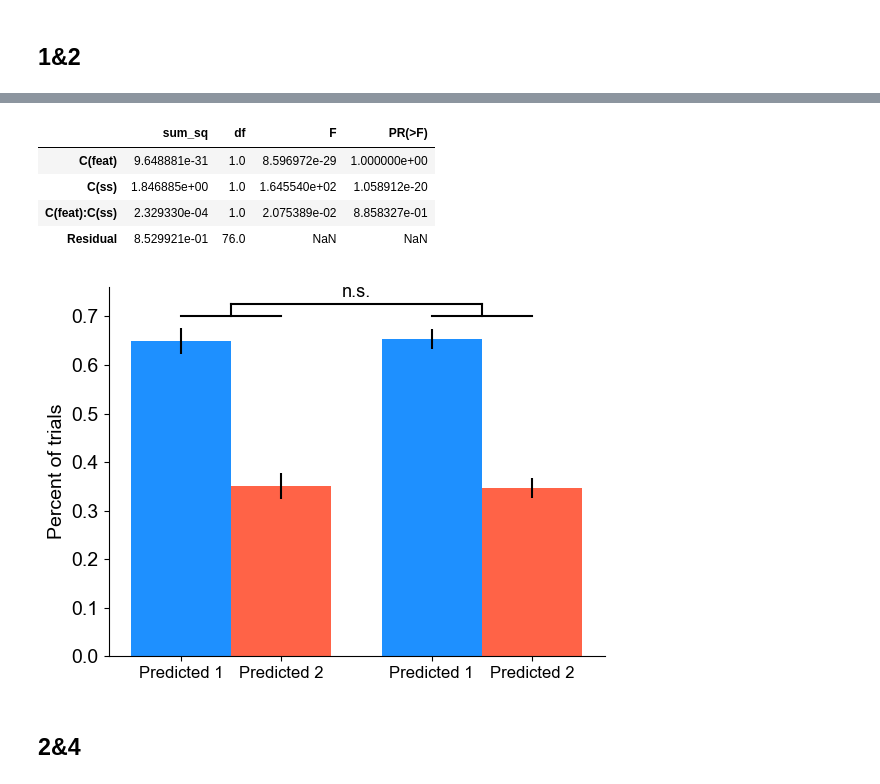
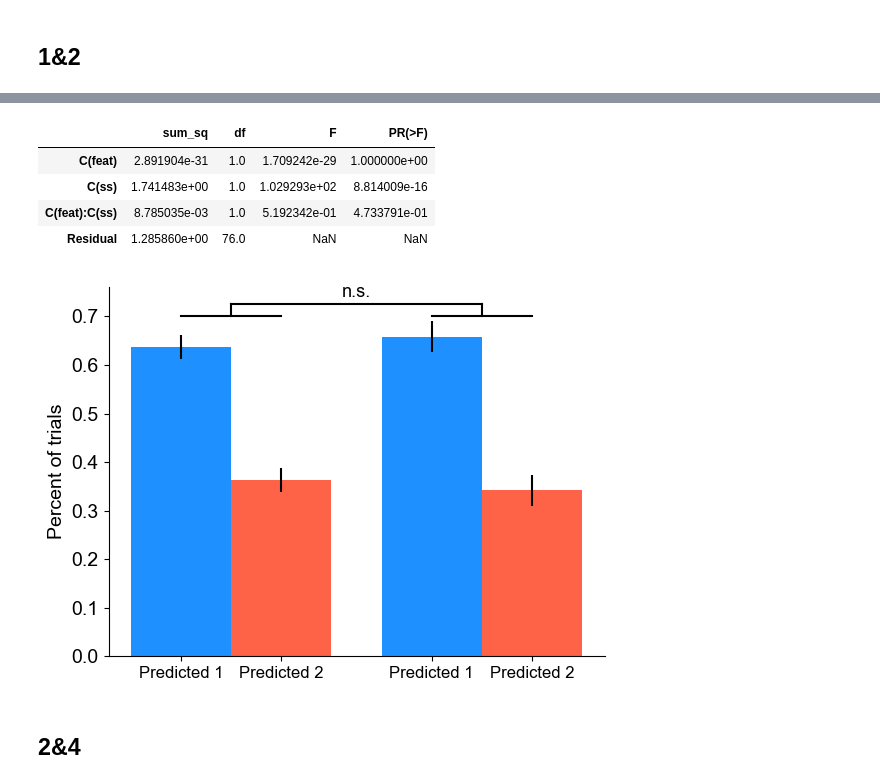
Before and after one commit to WilliamThyer/Thyer-et-al-2021, a Jupyter notebook: decode_load_preds_dont_double.ipynb, the cells around one changed output, grey strips where cells are left out. Saved outputs shown, nothing was run; the diff lists cells and outputs as text; code cells hidden in the pictures.

```diff
--- a/decode_load_preds_dont_double.ipynb
+++ b/decode_load_preds_dont_double.ipynb
@@ -86,7 +87,7 @@ interp_s2c = decode_eeg.Interpreter(clfr, subtitle = f'single_feature_to_conj_se
 time_window = 50
 time_step = 25
 trial_average = 20
-n_splits = 1000
+n_splits = 2
 group_dict_list =  [{0:[1],1:[2]},{0:[2],1:[4]}]
 wrangl = decode_eeg.Wrangler(exp1.info['times'],time_window,time_step,trial_average,n_splits,group_dict_list=group_dict_list)
 
@@ -175,16 +155,20 @@ df.head()
 # %% [markdown]
 ## 1&2
 # %%
-# tidy format dataframe of set size 1 vs 2.
-percent_predicted = np.concatenate((df['single12_1'],df['single12_2'],df['conj12_1'],df['conj12_2']))
+# get normalized prediction rates for set sizes 1&2 in single feature and single feature to conjunction anlyses
+conj_ss12 = get_norm_sub_means(conj_conf,0)
+single_ss12 = get_norm_sub_means(sing_conf,0)
+
+# put into dataframe
+percent_predicted = np.concatenate((single_ss12[:,0],single_ss12[:,1],conj_ss12[:,0],conj_ss12[:,1]))
 feat = np.repeat(['single','conj'],40)
 ss = np.repeat(['low','high','low','high'],20)
 
-tidy = pd.DataFrame()
-tidy['feat'] = feat
-tidy['ss'] = ss
-tidy['percent_predicted'] = percent_predicted
+df = pd.DataFrame()
+df['feat'] = feat
+df['ss'] = ss
+df['percent_predicted'] = percent_predicted
 
-tidy
+df.head()
 # %% [output]
 |  | feat | ss | percent_predicted |
@@ -203,51 +180,62 @@ tidy
 # %%
-model = ols('percent_predicted ~ C(feat) + C(ss) + C(feat):C(ss)', data=tidy).fit()
+# ANOVA to test for interaction between analysis (feat) and set size prediction rate
+model = ols('percent_predicted ~ C(feat) + C(ss) + C(feat):C(ss)', data=df).fit()
 anova_table = sm.stats.anova_lm(model, typ=2)
 anova_table
 # %% [output]
 |  | sum_sq | df | F | PR(>F) |
-| C(feat) | 9.648881e-31 | 1.0 | 8.596972e-29 | 1.000000e+00 |
-| C(ss) | 1.846885e+00 | 1.0 | 1.645540e+02 | 1.058912e-20 |
-| C(feat):C(ss) | 2.329330e-04 | 1.0 | 2.075389e-02 | 8.858327e-01 |
-| Residual | 8.529921e-01 | 76.0 | NaN | NaN |
+| C(feat) | 2.891904e-31 | 1.0 | 1.709242e-29 | 1.000000e+00 |
+| C(ss) | 1.741483e+00 | 1.0 | 1.029293e+02 | 8.814009e-16 |
+| C(feat):C(ss) | 8.785035e-03 | 1.0 | 5.192342e-01 | 4.733791e-01 |
+| Residual | 1.285860e+00 | 76.0 | NaN | NaN |
+# %%
+# calculate means and sem of each set size and analysis
+group_means = df.groupby(['feat','ss']).mean()
+group_sem = df.groupby(['feat','ss']).sem()
+
+single_1_mean = group_means.filter(like='single',axis=0).filter(like='low',axis=0).iloc[0]
+single_1_sem = group_sem.filter(like='single',axis=0).filter(like='low',axis=0).iloc[0]
+single_2_mean = group_means.filter(like='single',axis=0).filter(like='high',axis=0).iloc[0]
+single_2_sem = group_sem.filter(like='single',axis=0).filter(like='high',axis=0).iloc[0]
+conj_1_mean = group_means.filter(like='conj',axis=0).filter(like='low',axis=0).iloc[0]
+conj_1_sem = group_sem.filter(like='conj',axis=0).filter(like='low',axis=0).iloc[0]
+conj_2_mean = group_means.filter(like='conj',axis=0).filter(like='high',axis=0).iloc[0]
+conj_2_sem = group_sem.filter(like='conj',axis=0).filter(like='high',axis=0).iloc[0]
 # %%
-import matplotlib.pyplot as plt
-group_means = df.mean(axis=0)
-group_se = df.sem(axis=0)
 labels = ['Predicted 1','Predicted 2','Predicted 1','Predicted 2']
 x = [.75,1.25,2,2.5]  # the label locations
 width = 0.5  # the width of the bars
 
 fig, ax = plt.subplots()
-rects1 = ax.bar(1 - width/2, group_means.filter(items=['single12_1']), width, color = 'dodgerblue', yerr=group_se.filter(items=['single12_1']))
-rects2 = ax.bar(1 + width/2, group_means.filter(items=['single12_2']), width, color='tomato',yerr=group_se.filter(items=['single12_2']))
-rects3 = ax.bar(2.25 - width/2, group_means.filter(items=['conj12_1']), width, color = 'dodgerblue',yerr=group_se.filter(items=['conj12_1']))
-rects4 = ax.bar(2.25 + width/2, group_means.filter(items=['conj12_2']), width, color='tomato',yerr=group_se.filter(items=['conj12_2']))
+ax.bar(1 - width/2, single_1_mean, width, color = 'dodgerblue', yerr=single_1_sem)
+ax.bar(1 + width/2, single_2_mean, width, color='tomato',yerr=single_2_sem)
+ax.bar(2.25 - width/2,conj_1_mean, width, color = 'dodgerblue',yerr=conj_1_sem)
+ax.bar(2.25 + width/2, conj_2_mean, width, color='tomato',yerr=conj_2_sem)
 
 # Add some text for labels, title and custom x-axis tick labels, etc.
 ax.set_ylabel('Percent of trials', fontsize=14)
 ax.set_xticks(x)
 ax.set_xticklabels(labels)
 
 ax.plot([1 - width/2,1 + width/2],[.7,.7],c='k')
 ax.plot([2.25 - width/2,2.25 + width/2],[.7,.7],c='k')
 ax.plot([1,1],[.7,.725],c='k')
 ax.plot([2.25,2.25],[.7,.725],c='k')
 ax.plot([1,2.25],[.725,.725],c='k')
 ax.text(1.55,.74,'n.s.',fontsize=13)
 
 ax.spines['right'].set_visible(False)
 ax.spines['top'].set_visible(False)
 ax.yaxis.set_ticks_position('left')
 ax.xaxis.set_ticks_position('bottom')
 plt.setp(ax.get_xticklabels(), fontsize=12)
 plt.setp(ax.get_yticklabels(), fontsize=14);
 
 # plt.savefig('pred_double_12.pdf',dpi=1000)
 # plt.savefig('pred_double_12.png',dpi=1000)
 plt.show()
 # %% [output]
-[figure, old version]
+[figure, new version]
 # %%
 import winsound
 winsound.PlaySound("SystemExit",winsound.SND_ALIAS)
```
Also changed, not shown: parts of 10 cells of this notebook.
